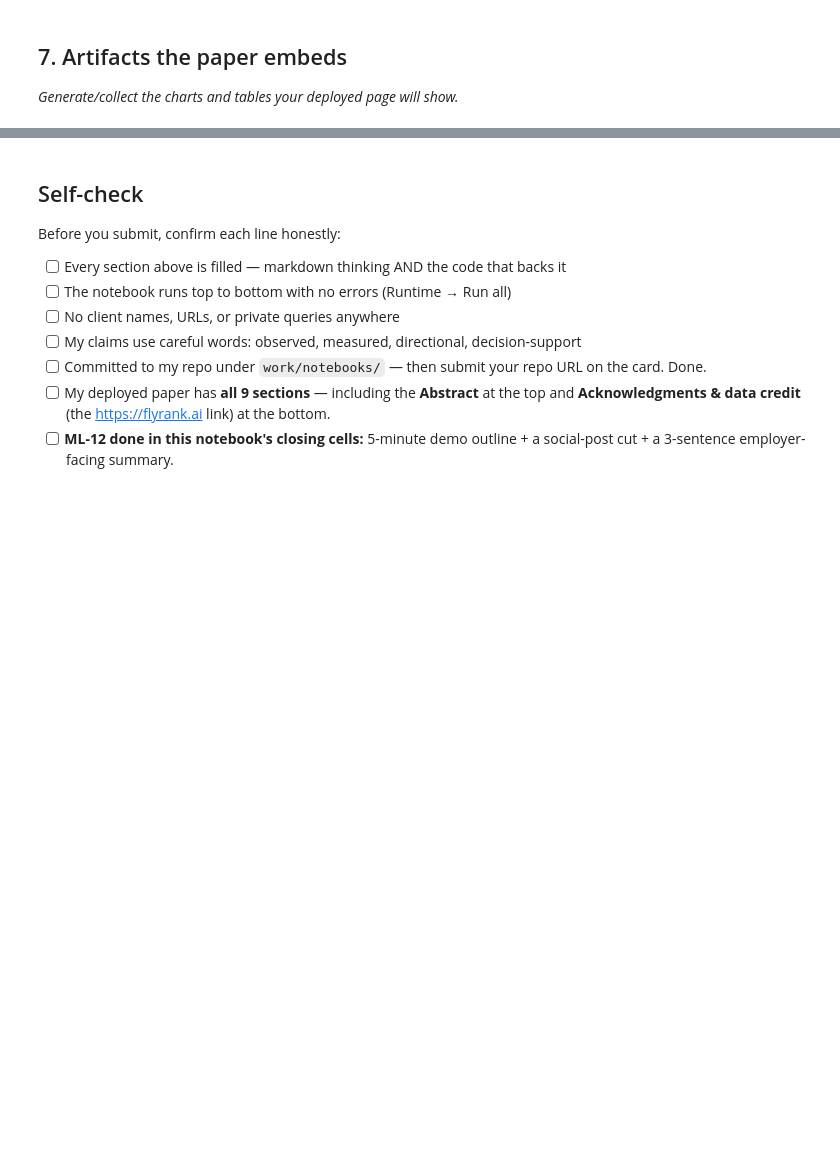
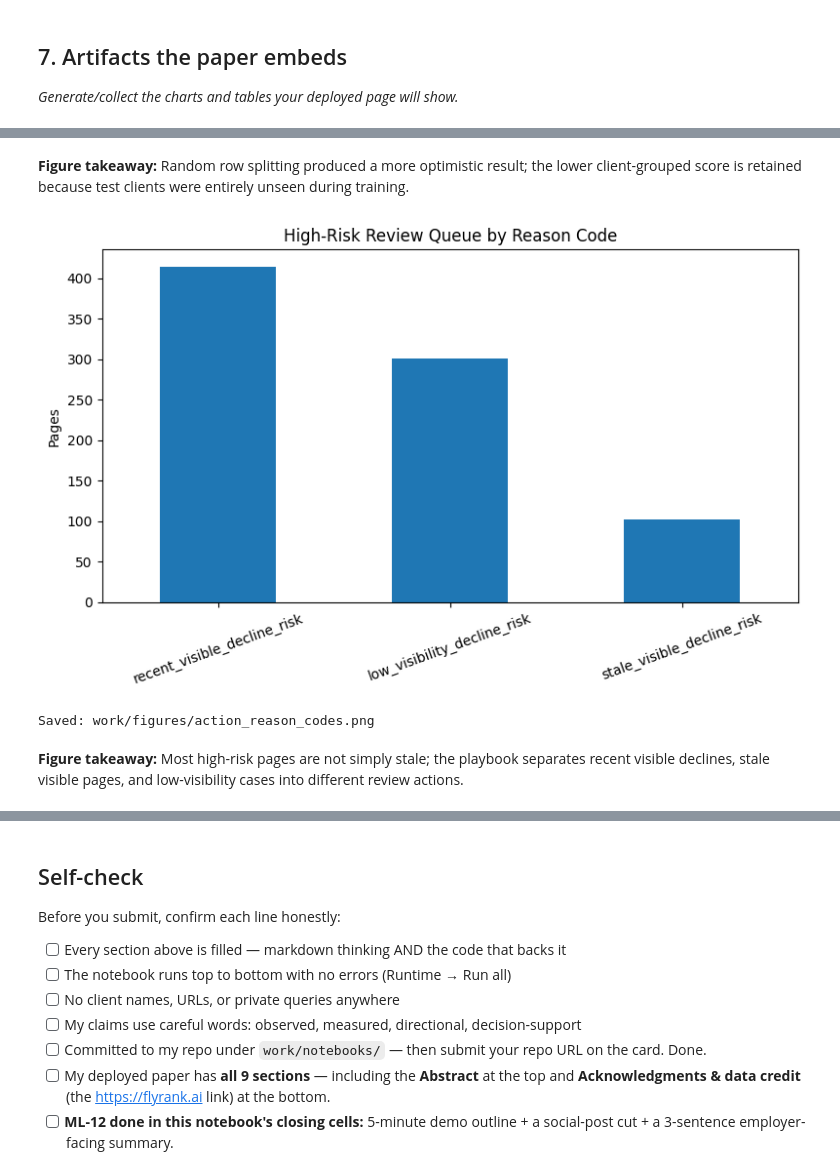
Before and after one commit to aliakhtar1010/search-ranking-ml, a Jupyter notebook: work/notebooks/capstone.ipynb, the cells around one changed output, grey strips where cells are left out. Saved outputs shown, nothing was run; the diff lists cells and outputs as text; code cells hidden in the pictures; blank space fills up the shorter version.

```diff
--- a/work/notebooks/capstone.ipynb
+++ b/work/notebooks/capstone.ipynb
@@ -36,0 +744,39 @@ This skeleton is yours to fill. Work the sections **in order** — each one has
+# %% [markdown]
+**Figure takeaway:** Random row splitting produced a more optimistic result; the lower client-grouped score is retained because test clients were entirely unseen during training.
+# %%
+action_counts = (
+    queue["reason_code"]
+    .value_counts()
+    .drop("monitor", errors="ignore")
+)
+
+ax = action_counts.plot(
+    kind="bar",
+    figsize=(8, 5)
+)
+
+ax.set_title("High-Risk Review Queue by Reason Code")
+ax.set_xlabel("")
+ax.set_ylabel("Pages")
+ax.tick_params(axis="x", rotation=20)
+
+plt.tight_layout()
+
+ACTION_FIGURE = (
+    "work/figures/action_reason_codes.png"
+)
+
+plt.savefig(
+    ACTION_FIGURE,
+    dpi=160,
+    bbox_inches="tight"
+)
+
+plt.show()
+
+print("Saved:", ACTION_FIGURE)
+# %% [output]
+[figure, added]
+Saved: work/figures/action_reason_codes.png
+# %% [markdown]
+**Figure takeaway:** Most high-risk pages are not simply stale; the playbook separates recent visible declines, stale visible pages, and low-visibility cases into different review actions.
```
Also changed, not shown: parts of 20 cells of this notebook.
